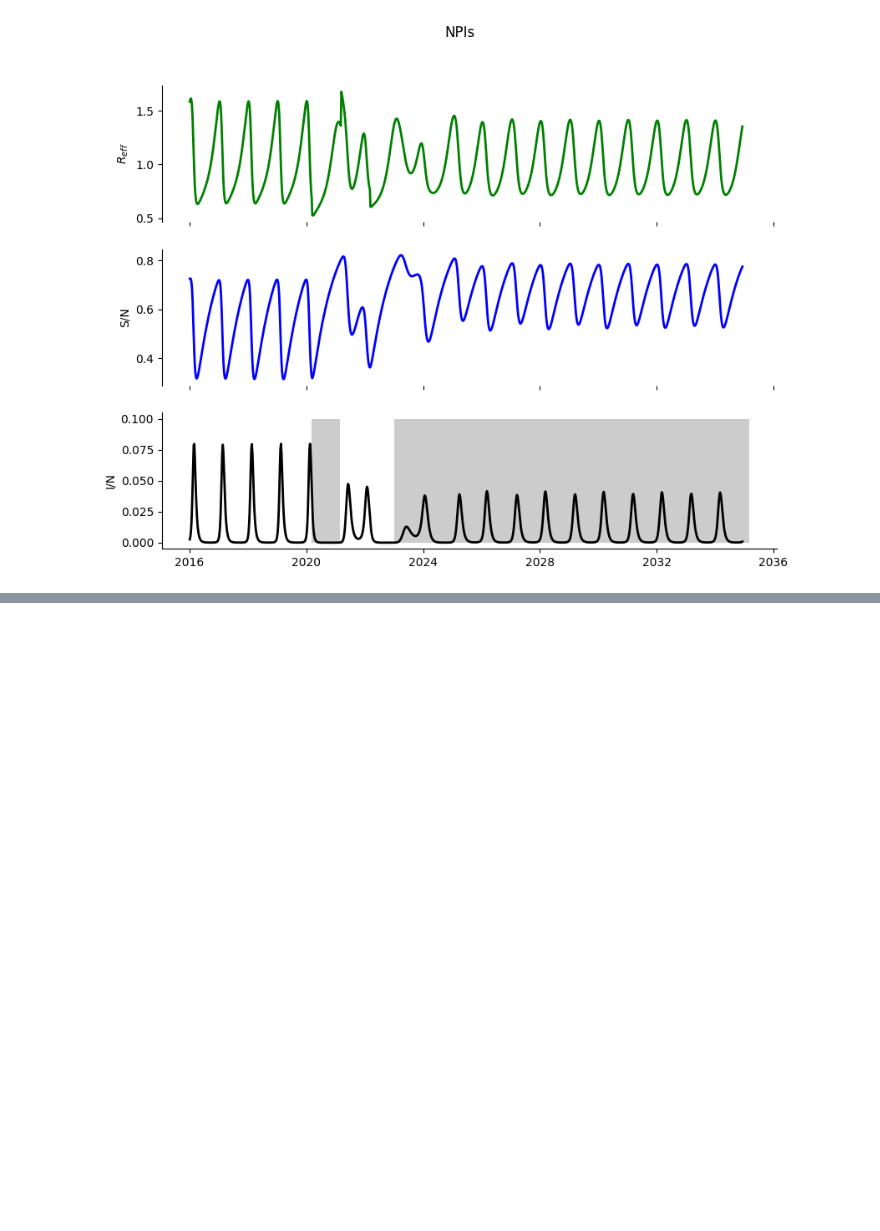
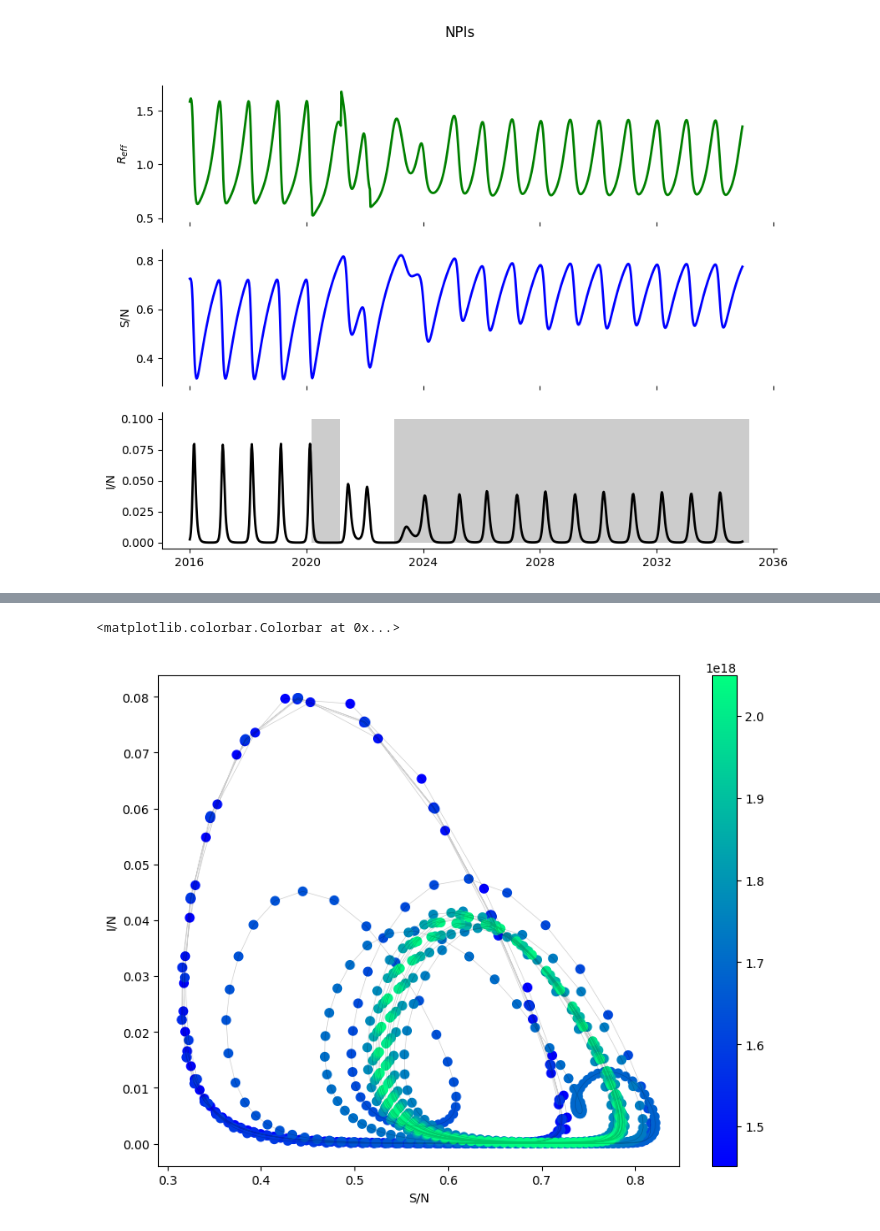
Before and after one commit to ChaosDonkey06/replicated_papers, a Jupyter notebook: 01.ipynb, the cells around one changed output, grey strips where cells are left out. Saved outputs shown, nothing was run; the diff lists cells and outputs as text; code cells hidden in the pictures; blank space fills up the shorter version.

```diff
--- a/01.ipynb
+++ b/01.ipynb
@@ -189,0 +189,10 @@ plt.suptitle("NPIs")
+# %%
+fig, ax = plt.subplots(1, 1, figsize=(9.5, 7.2))
+ax.plot(s, i, color='k', lw=0.5, alpha=0.2)
+lc = ax.scatter(s, i, c=dates, cmap="winter", lw=2)
+ax.set_xlabel("S/N")
+ax.set_ylabel("I/N")
+plt.colorbar(lc)
+# %% [output]
+<matplotlib.colorbar.Colorbar at 0x...>
+[figure, added]
```
Also changed, not shown: parts of 6 cells of this notebook.
